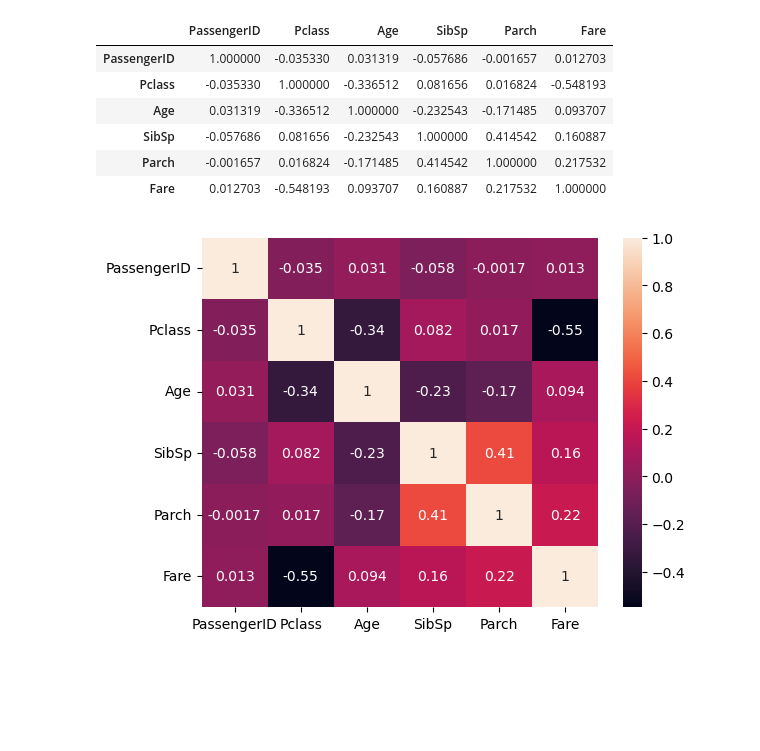
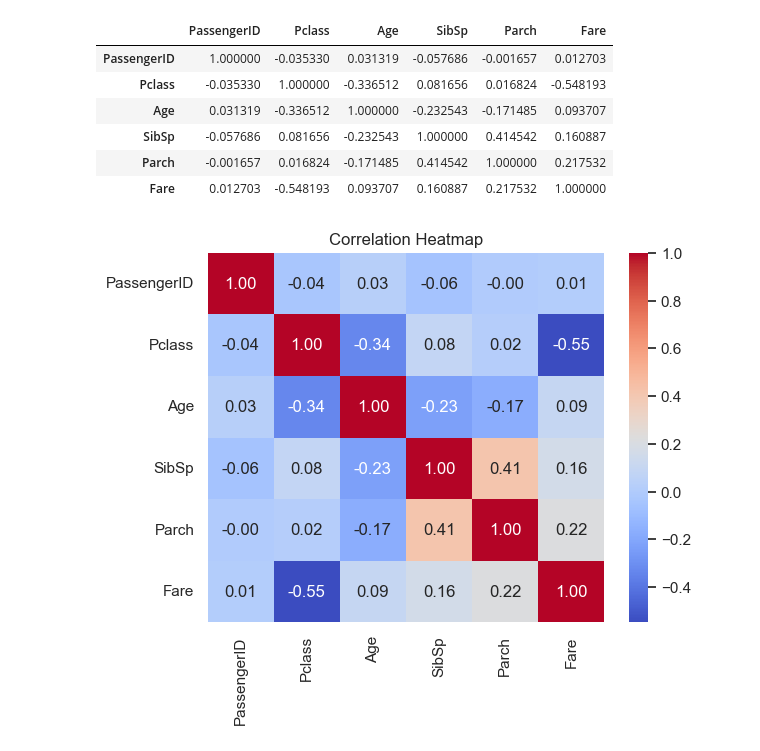
Before and after one commit to 04exer/Data-Analysis, a Jupyter notebook: Titanic_Data.ipynb, the cells around one changed output. Drawn from its saved outputs; the diff is of its cells as text; code cells hidden in the pictures; blank space fills up the shorter version.

```diff
--- a/Titanic_Data.ipynb
+++ b/Titanic_Data.ipynb
@@ -3,6 +3,8 @@ import pandas as pd
 import seaborn as sns
 import matplotlib.pyplot as plt
 import numpy as np
+
+sns.set(style="whitegrid")
 # %%
 df = pd.read_csv('titanic.csv')
 df
@@ -354,3 +356,8 @@ sns.boxplot(x=df["Fare"])
 plt.show()
 # %% [output]
 [figure]
+# %%
+l_percentile = df['Fare'].quantile(0.01)
+u_percentile = df['Fare'].quantile(0.99)
+df['Fare'] = df['Fare'].clip(l_percentile,u_percentile )
+df
@@ -366,7 +425,8 @@ corr
 | Parch | -0.001657 | 0.016824 | -0.171485 | 0.414542 | 1.000000 | 0.217532 |
 | Fare | 0.012703 | -0.548193 | 0.093707 | 0.160887 | 0.217532 | 1.000000 |
 # %%
-sns.heatmap(corr,annot = True)
+sns.heatmap(corr,annot = True,cmap="coolwarm",fmt=".2f")
+plt.title("Correlation Heatmap")
 plt.show()
 # %% [output]
-[figure, old version]
+[figure, new version]
```
Also changed, not shown: parts of 18 cells of this notebook.
